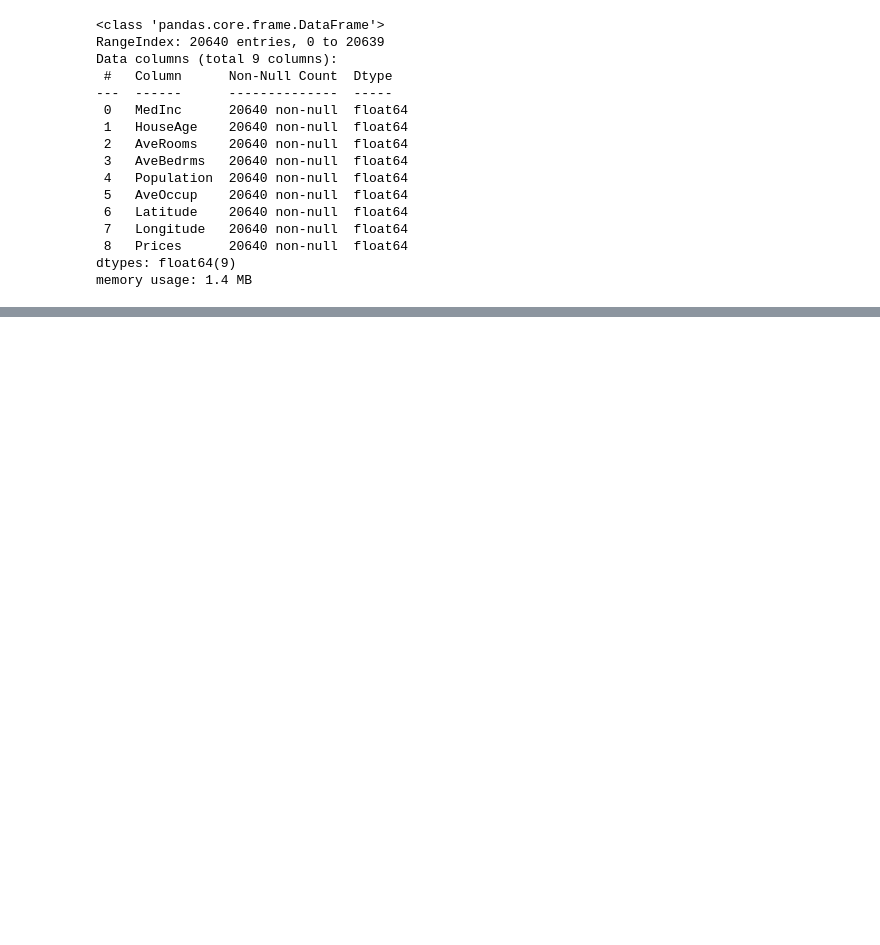
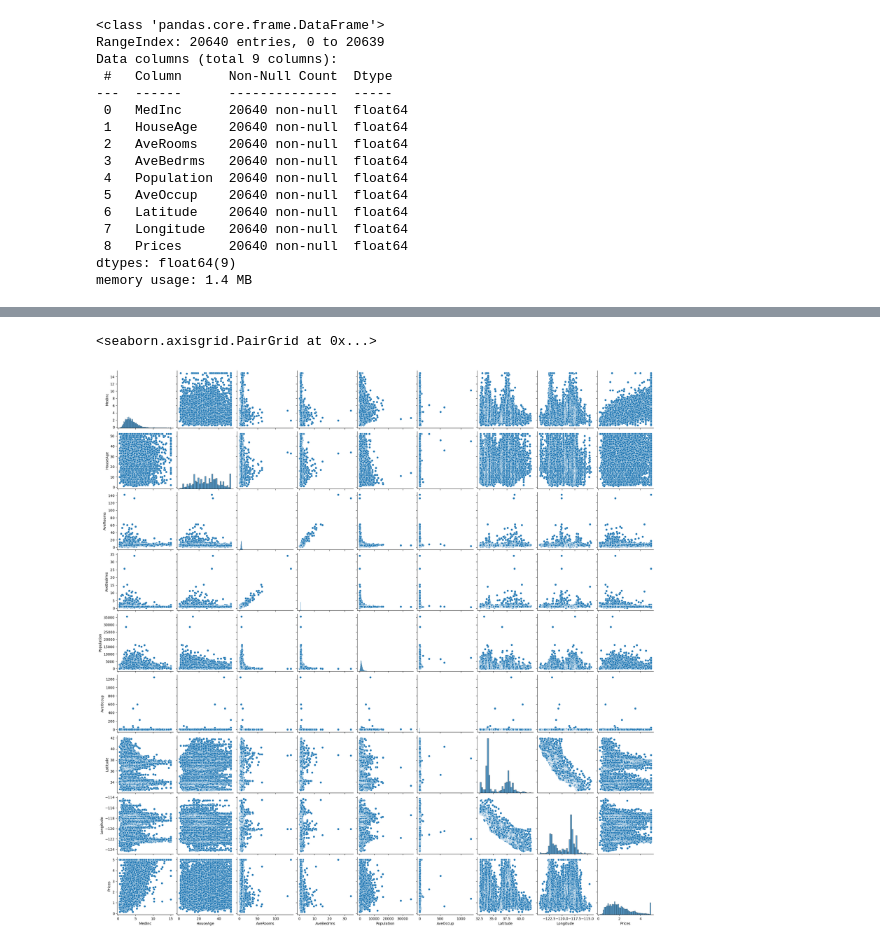
Before and after one commit to A4anas3/ML-Model, a Jupyter notebook: MultipleLinearRegression.ipynb, the cells around one changed output, grey strips where cells are left out. Drawn from its saved outputs; the diff is of its cells as text; code cells hidden in the pictures; blank space fills up the shorter version.

```diff
--- a/MultipleLinearRegression.ipynb
+++ b/MultipleLinearRegression.ipynb
@@ -125,3 +125,7 @@ df.describe()
 | max | 15.000100 | 52.000000 | 141.909091 | 34.066667 | 35682.000000 | 1243.333333 | 41.950000 | -114.310000 | 5.000010 |
 # %%
 import seaborn as sns
+sns.pairplot(df)
+# %% [output]
+<seaborn.axisgrid.PairGrid at 0x...>
+[figure, added]
```
Also changed, not shown: parts of 22 cells of this notebook, 8 other files.
